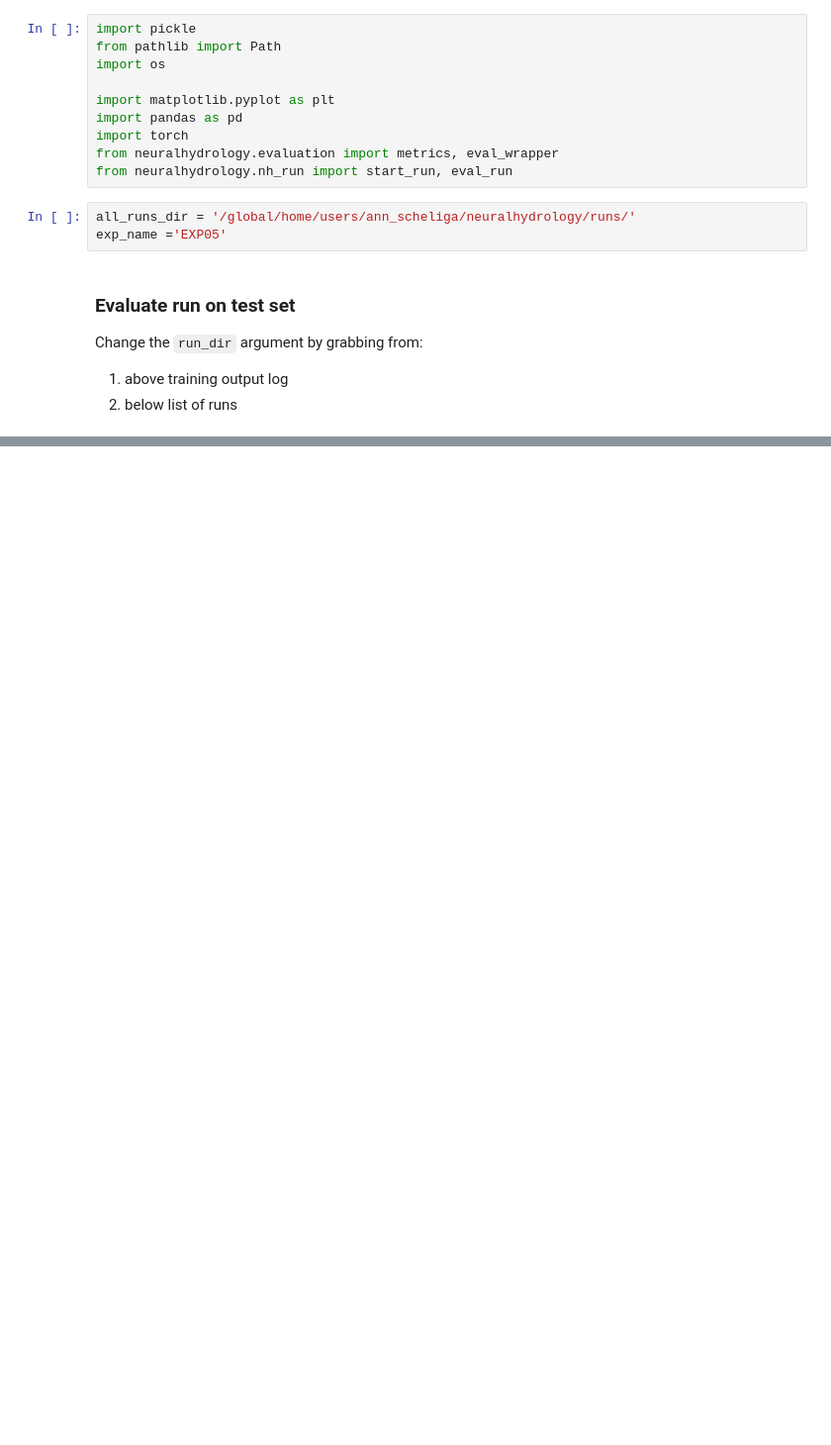
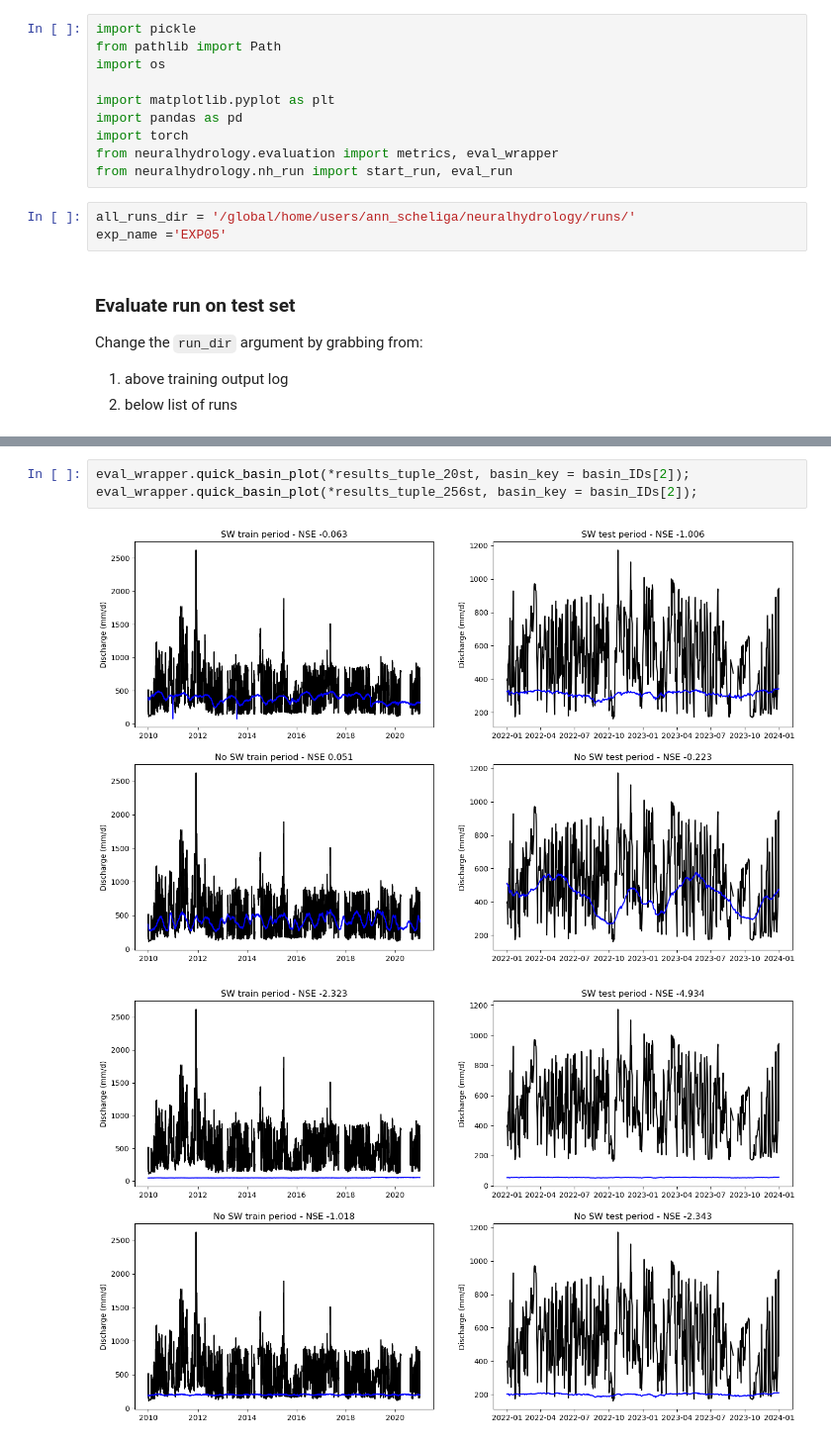
Before and after one commit to ascheliga/neuralhydrology, a Jupyter notebook: cygnss_models/EXP05_hiddenstates/base_case.ipynb, the cells around one changed output, grey strips where cells are left out. Shown at 99% size. Drawn from its saved outputs; the diff is of its cells as text; blank space fills up the shorter version.

```diff
--- a/cygnss_models/EXP05_hiddenstates/base_case.ipynb
+++ b/cygnss_models/EXP05_hiddenstates/base_case.ipynb
@@ -91,0 +68,6 @@ Loaded model results
+# %%
+eval_wrapper.quick_basin_plot(*results_tuple_20st, basin_key = basin_IDs[2]);
+eval_wrapper.quick_basin_plot(*results_tuple_256st, basin_key = basin_IDs[2]);
+# %% [output]
+[figure, added]
+[figure, added]
```
Also changed, not shown: parts of 8 cells of this notebook.
